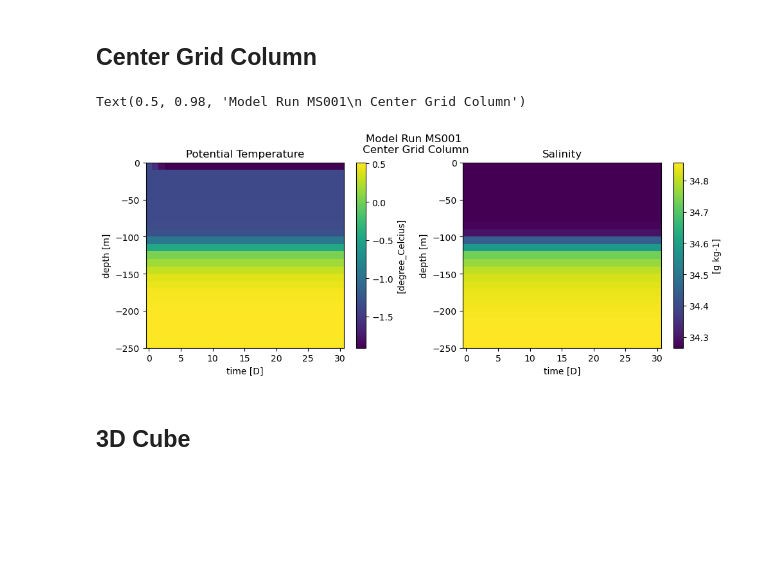
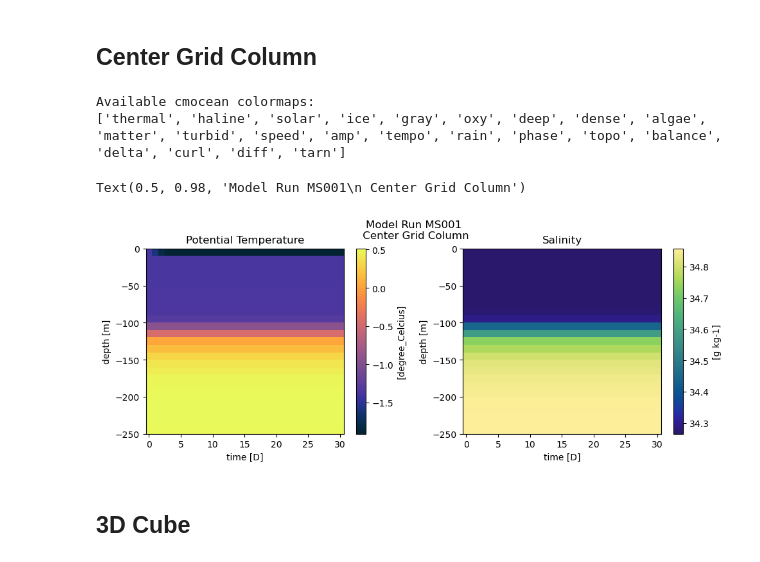
Before and after one commit to marlene-schramm/MSc_data_analysis, a Jupyter notebook: Look_at_Output.ipynb, the cells around one changed output. Cells and saved outputs as stored; diff of their text form; code cells hidden in the pictures; blank space fills up the shorter version.

Commit message:
use cmocean colormaps

```diff
--- a/Look_at_Output.ipynb
+++ b/Look_at_Output.ipynb
@@ -79,16 +80,22 @@ def single_column_time_evol(ds, var:str, center = True, x=None, y=None, time_uni
     ax.set_title(title)
 
     return fig, ax
+# %%
+print("Available cmocean colormaps:")
+print(cmo.cmapnames)
+# %% [output]
+Available cmocean colormaps:
+['thermal', 'haline', 'solar', 'ice', 'gray', 'oxy', 'deep', 'dense', 'algae', 'matter', 'turbid', 'speed', 'amp', 'tempo', 'rain', 'phase', 'topo', 'balance', 'delta', 'curl', 'diff', 'tarn']
 # %%
 fig, axs = plt.subplots(1, 2, figsize=(10, 4))
 
-single_column_time_evol(ds, "T", ax = axs[0])
-single_column_time_evol(ds, "S", ax = axs[1])
+single_column_time_evol(ds, "T", ax = axs[0], cmap = cmo.thermal)
+single_column_time_evol(ds, "S", ax = axs[1], cmap = cmo.haline)
 
 fig.tight_layout()
 fig.suptitle("Model Run " + model_run + "\n Center Grid Column")
 # %% [output]
 Text(0.5, 0.98, 'Model Run MS001\n Center Grid Column')
-[figure, old version]
+[figure, new version]
 # %% [markdown]
 ## 3D Cube
```
Also changed, not shown: parts of 2 cells of this notebook.
